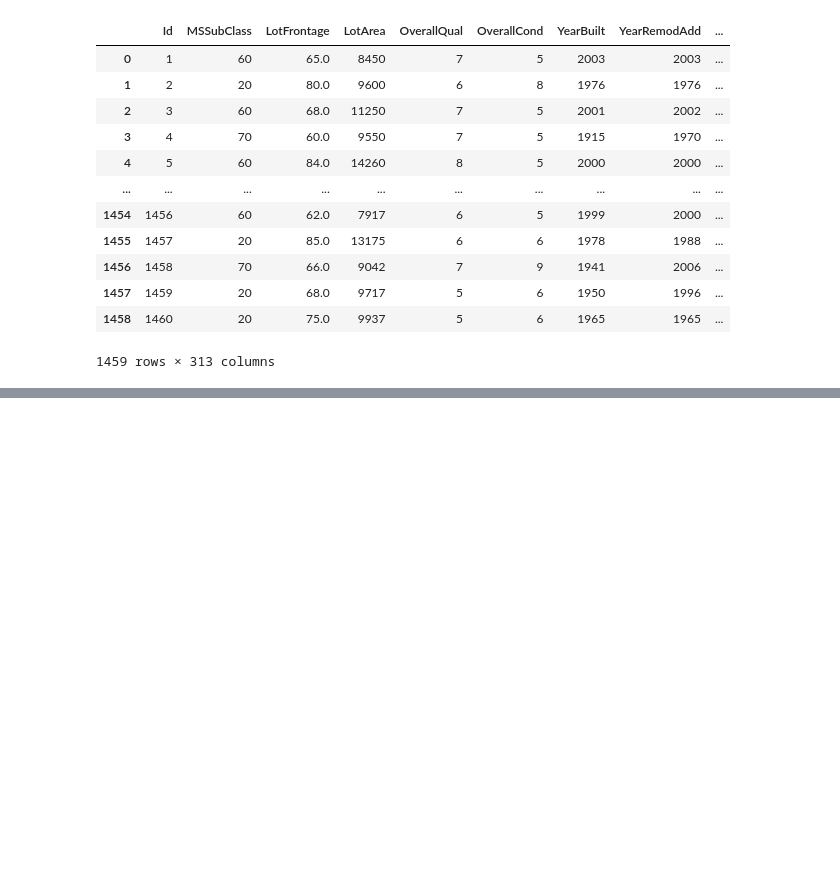
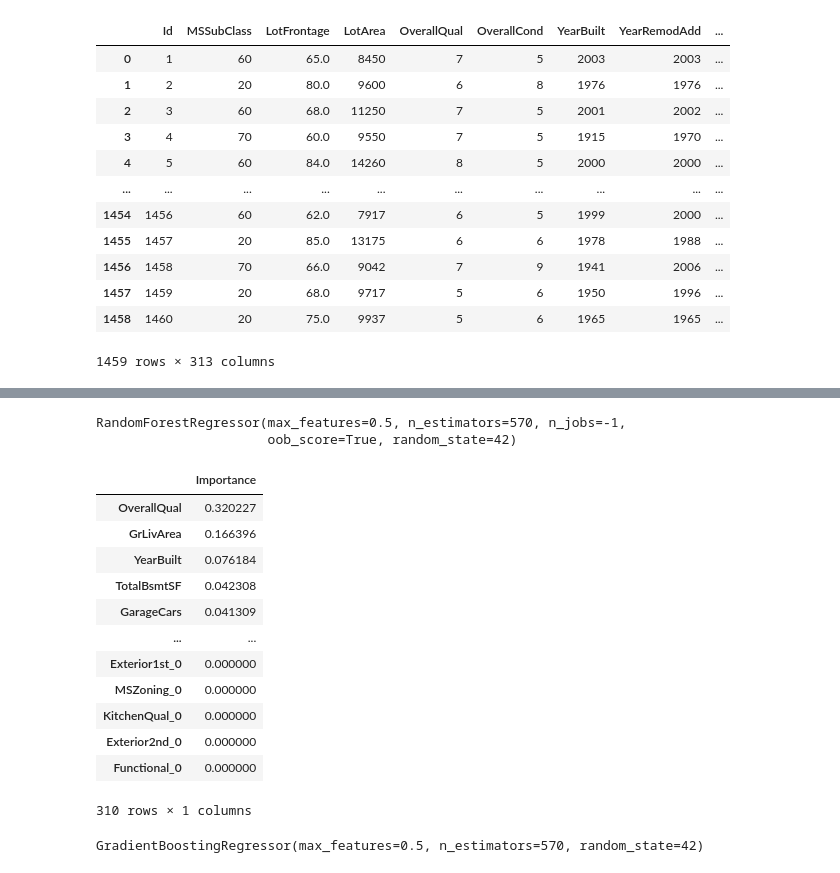
Before and after one commit to tyhe12/kaggle-housing, a Jupyter notebook: regressionTree.ipynb, the cells around one changed output, grey strips where cells are left out. Saved outputs shown, nothing was run; the diff lists cells and outputs as text; code cells hidden in the pictures; blank space fills up the shorter version.

Commit message:
gradient boosting

```diff
--- a/regressionTree.ipynb
+++ b/regressionTree.ipynb
@@ -105,3 +110,12 @@ tree.plot_tree(rt)
  Text(319.10625, 18.119999999999976, 'mse = 0.0\nsamples = 1\nvalue = 13.346'),
  Text(329.56875, 18.119999999999976, 'mse = 0.0\nsamples = 2\nvalue = 13.528')]
 [figure]
+# %%
+# Random Forests:
+rf = RandomForestRegressor(n_estimators=570, random_state=42, n_jobs=-1, oob_score=True, min_samples_leaf=1,
+                           max_features=0.5)
+
+rf.fit(X, y_log)
+# %% [output]
+RandomForestRegressor(max_features=0.5, n_estimators=570, n_jobs=-1,
+                      oob_score=True, random_state=42)
@@ -107,0 +128,19 @@ tree.plot_tree(rt)
+# %%
+# Seeing the importance of features:
+
+importance = pd.DataFrame(rf.feature_importances_,index=X.columns,columns=["Importance"])
+importance.sort_values(by=['Importance'],ascending=False)
+# %% [output]
+|  | Importance |
+| OverallQual | 0.320227 |
+| GrLivArea | 0.166396 |
+| YearBuilt | 0.076184 |
+| TotalBsmtSF | 0.042308 |
+| GarageCars | 0.041309 |
+| ... | ... |
+| Exterior1st_0 | 0.000000 |
+| MSZoning_0 | 0.000000 |
+| KitchenQual_0 | 0.000000 |
+| Exterior2nd_0 | 0.000000 |
+| Functional_0 | 0.000000 |
+310 rows × 1 columns
@@ -107,0 +161,7 @@ tree.plot_tree(rt)
+# %%
+# Gradient Boosting Regressor:
+gb = GradientBoostingRegressor(n_estimators=570, random_state=42, min_samples_leaf=1, max_features=0.5)
+
+gb.fit(X, y_log)
+# %% [output]
+GradientBoostingRegressor(max_features=0.5, n_estimators=570, random_state=42)
```
Also changed, not shown: parts of 8 cells of this notebook, 4 other files.
